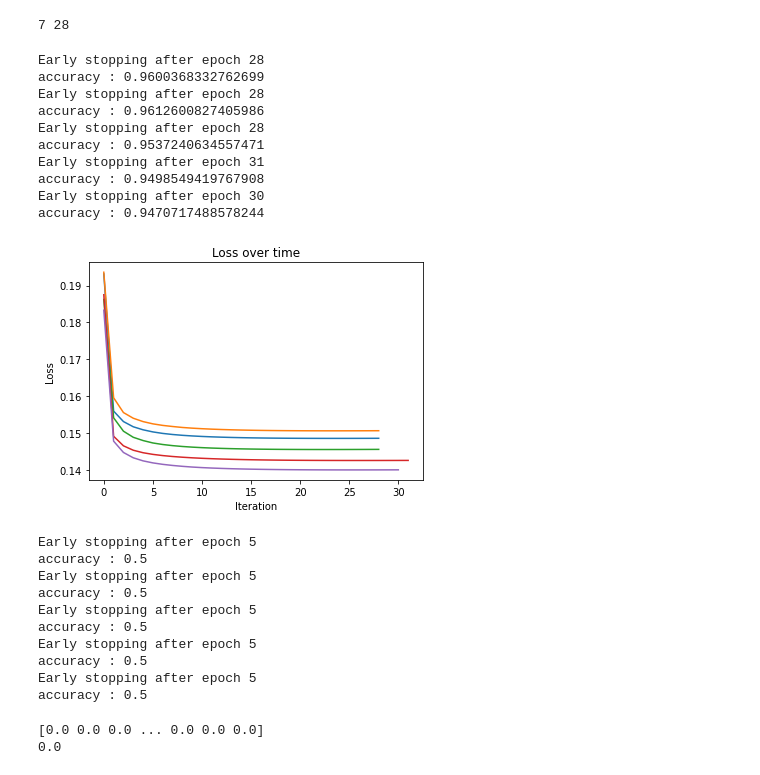
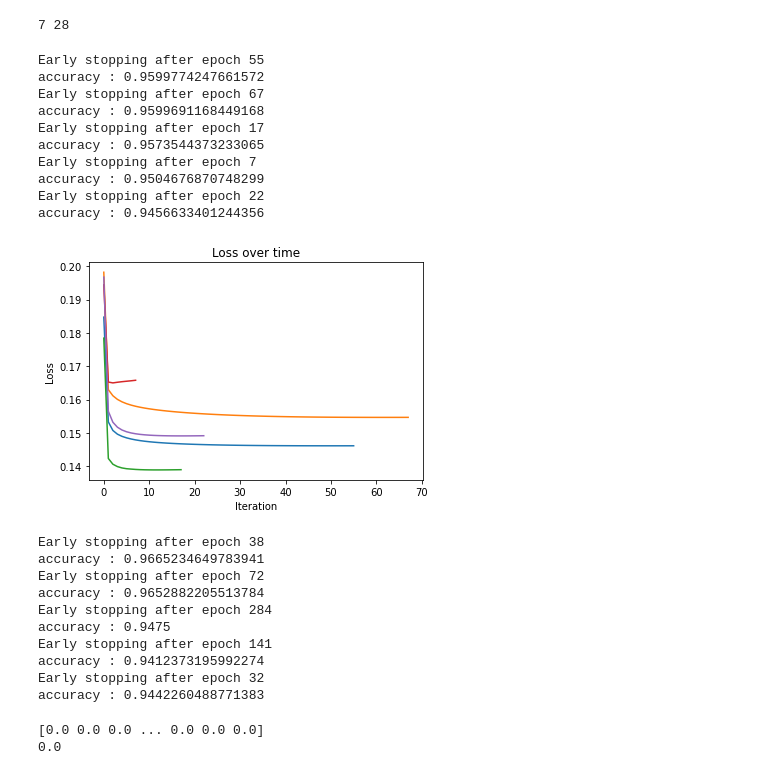
Before and after one commit to kozaka93/2024L-DSAdvancedML, a Jupyter notebook: projects/project1/group3/Narozniak_Czerwonski_Rucinski/src/my_results.ipynb, the cells around one changed output. Saved outputs shown, nothing was run; the diff lists cells and outputs as text; code cells hidden in the pictures.

```diff
--- a/projects/project1/group3/Narozniak_Czerwonski_Rucinski/src/my_results.ipynb
+++ b/projects/project1/group3/Narozniak_Czerwonski_Rucinski/src/my_results.ipynb
@@ -88,9 +88,9 @@ for seed in splitting_seeds:
     X_train, X_test, y_train, y_test = train_test_split(X, y, test_size=0.2, random_state=seed)
     X_train, X_val, y_train, y_val = train_test_split(X_train, y_train, test_size=0.2, random_state=seed)
     logistic_regression_model = LogisticRegression(input_dim=X_train.shape[1])
-    sgd_optimizer = SGD(eta=0.001)
+    sgd_optimizer = SGD(eta=0.00001)
 
-    logistic_regression_model.train(X_train, y_train, optimizer=sgd_optimizer, patience=10, epochs=500, batch_size=1, X_val=X_val, y_val=y_val)
+    logistic_regression_model.train(X_train, y_train, optimizer=sgd_optimizer, patience=10, epochs=500, batch_size=32, X_val=X_val, y_val=y_val)
     y_pred = logistic_regression_model.predict(X_test)
     sgd_accuracy.append(balanced_accuracy_score(y_test,y_pred.round()))
     print(f"accuracy : {balanced_accuracy_score(y_test,y_pred.round())}")
@@ -163,10 +161,11 @@ for seed in splitting_seeds:
     X_train, X_test, y_train, y_test = train_test_split(X, y, test_size=0.2, random_state=seed)
     y_train = y_train.astype('int')
     y_test = y_test.astype('int')
+
     logistic_regression_model = LogisticRegression(input_dim=X_train.shape[1])
-    adam_optimizer = AdamOptim(eta=0.01)
+    adam_optimizer = AdamOptim(eta=0.001)
 
-    logistic_regression_model.train(X_train, y_train, optimizer=adam_optimizer, patience=5, epochs=500, batch_size=64)#, Xval=X_val, yval=y_val)
+    logistic_regression_model.train(X_train, y_train, optimizer=adam_optimizer, patience=5, epochs=500, batch_size=64)
     y_pred = logistic_regression_model.predict(X_test)
     adam_accuracy.append(balanced_accuracy_score(y_test,y_pred.round()))
     print(f"accuracy : {balanced_accuracy_score(y_test,y_pred.round())}")
@@ -212,9 +211,9 @@ for seed in splitting_seeds:
     y_train = y_train.astype('int')
     y_test = y_test.astype('int')
     logistic_regression_model = LogisticRegression(input_dim=X_train.shape[1])
-    sgd_optimizer = SGD()
+    sgd_optimizer = SGD(eta=0.01)
 
-    logistic_regression_model.train(X_train, y_train, optimizer=sgd_optimizer, patience=10, epochs=500, batch_size=32)
+    logistic_regression_model.train(X_train, y_train, optimizer=sgd_optimizer, patience=5, epochs=500, batch_size=8)
     y_pred = logistic_regression_model.predict(X_test)
     sgd_accuracy.append(balanced_accuracy_score(y_test,y_pred.round()))
     print(f"accuracy : {balanced_accuracy_score(y_test,y_pred.round())}")
@@ -330,10 +327,11 @@ splitting_seeds = [42, 43, 44, 45, 46]
 sgd_accuracy = []
 for seed in splitting_seeds:
     X_train, X_test, y_train, y_test = train_test_split(X, y, test_size=0.2, random_state=seed)
+    X_val, X_test, y_val, y_test = train_test_split(X_test, y_test, test_size=0.5, random_state=seed)
     logistic_regression_model = LogisticRegression(input_dim=X_train.shape[1])
-    sgd_optimizer = SGD()
+    sgd_optimizer = SGD(eta = 0.01)
 
-    logistic_regression_model.train(X_train, y_train, optimizer=sgd_optimizer, patience=10, epochs=500, batch_size=32)
+    logistic_regression_model.train(X_train, y_train, optimizer=sgd_optimizer, patience=5, epochs=500, batch_size=32, X_val=X_val, y_val=y_val)
     y_pred = logistic_regression_model.predict(X_test)
     sgd_accuracy.append(balanced_accuracy_score(y_test,y_pred.round()))
     print(f"accuracy : {balanced_accuracy_score(y_test,y_pred.round())}")
@@ -398,53 +393,55 @@ print(len(X[0]),len(X_int[0]))
 # %%
 #ADAM
 splitting_seeds = [42, 43, 44, 45, 46]
 adam_accuracy = []
 for seed in splitting_seeds:
     X_train, X_test, y_train, y_test = train_test_split(X_int, y, test_size=0.2, random_state=seed)
+    X_train, X_val, y_train, y_val = train_test_split(X_train, y_train, test_size=0.2, random_state=seed)
     logistic_regression_model = LogisticRegression(input_dim=X_train.shape[1])
     adam_optimizer = AdamOptim(eta=0.01)
 
-    logistic_regression_model.train(X_train, y_train, optimizer=adam_optimizer, patience=5, epochs=500, batch_size=64)#, Xval=X_val, yval=y_val)
+    logistic_regression_model.train(X_train, y_train, optimizer=adam_optimizer, patience=5, epochs=500, batch_size=64, X_val=X_val, y_val=y_val)
     y_pred = logistic_regression_model.predict(X_test)
     adam_accuracy.append(balanced_accuracy_score(y_test,y_pred.round()))
     print(f"accuracy : {balanced_accuracy_score(y_test,y_pred.round())}")
     logistic_regression_model.plot_loss()
 # %% [output]
-Early stopping after epoch 28
-accuracy : 0.9600368332762699
-Early stopping after epoch 28
-accuracy : 0.9612600827405986
-Early stopping after epoch 28
-accuracy : 0.9537240634557471
-Early stopping after epoch 31
-accuracy : 0.9498549419767908
-Early stopping after epoch 30
-accuracy : 0.9470717488578244
+Early stopping after epoch 55
+accuracy : 0.9599774247661572
+Early stopping after epoch 67
+accuracy : 0.9599691168449168
+Early stopping after epoch 17
+accuracy : 0.9573544373233065
+Early stopping after epoch 7
+accuracy : 0.9504676870748299
+Early stopping after epoch 22
+accuracy : 0.9456633401244356
-[figure, old version]
+[figure, new version]
 # %%
 #SGD
 splitting_seeds = [42, 43, 44, 45, 46]
 sgd_accuracy = []
 for seed in splitting_seeds:
     X_train, X_test, y_train, y_test = train_test_split(X_int, y, test_size=0.2, random_state=seed)
+    X_val, X_test, y_val, y_test = train_test_split(X_test, y_test, test_size=0.5, random_state=seed)
     logistic_regression_model = LogisticRegression(input_dim=X_train.shape[1])
-    sgd_optimizer = SGD(eta=0.001)
+    sgd_optimizer = SGD(eta=0.01)
 
-    logistic_regression_model.train(X_train, y_train, optimizer=sgd_optimizer, patience=5, epochs=500, batch_size=1)
+    logistic_regression_model.train(X_train, y_train, optimizer=sgd_optimizer, patience=5, epochs=500, batch_size=64, X_val=X_val, y_val=y_val)
     y_pred = logistic_regression_model.predict(X_test)
     sgd_accuracy.append(balanced_accuracy_score(y_test,y_pred.round()))
     print(f"accuracy : {balanced_accuracy_score(y_test,y_pred.round())}")
 # %% [output]
-Early stopping after epoch 5
-accuracy : 0.5
-Early stopping after epoch 5
-accuracy : 0.5
-Early stopping after epoch 5
-accuracy : 0.5
-Early stopping after epoch 5
-accuracy : 0.5
-Early stopping after epoch 5
-accuracy : 0.5
+Early stopping after epoch 38
+accuracy : 0.9665234649783941
+Early stopping after epoch 72
+accuracy : 0.9652882205513784
+Early stopping after epoch 284
+accuracy : 0.9475
+Early stopping after epoch 141
+accuracy : 0.9412373195992274
+Early stopping after epoch 32
+accuracy : 0.9442260488771383
 # %%
 #IRLS
 splitting_seeds = [42, 43, 44, 45, 46]
```
Also changed, not shown: parts of 5 cells of this notebook, 1 other file.
